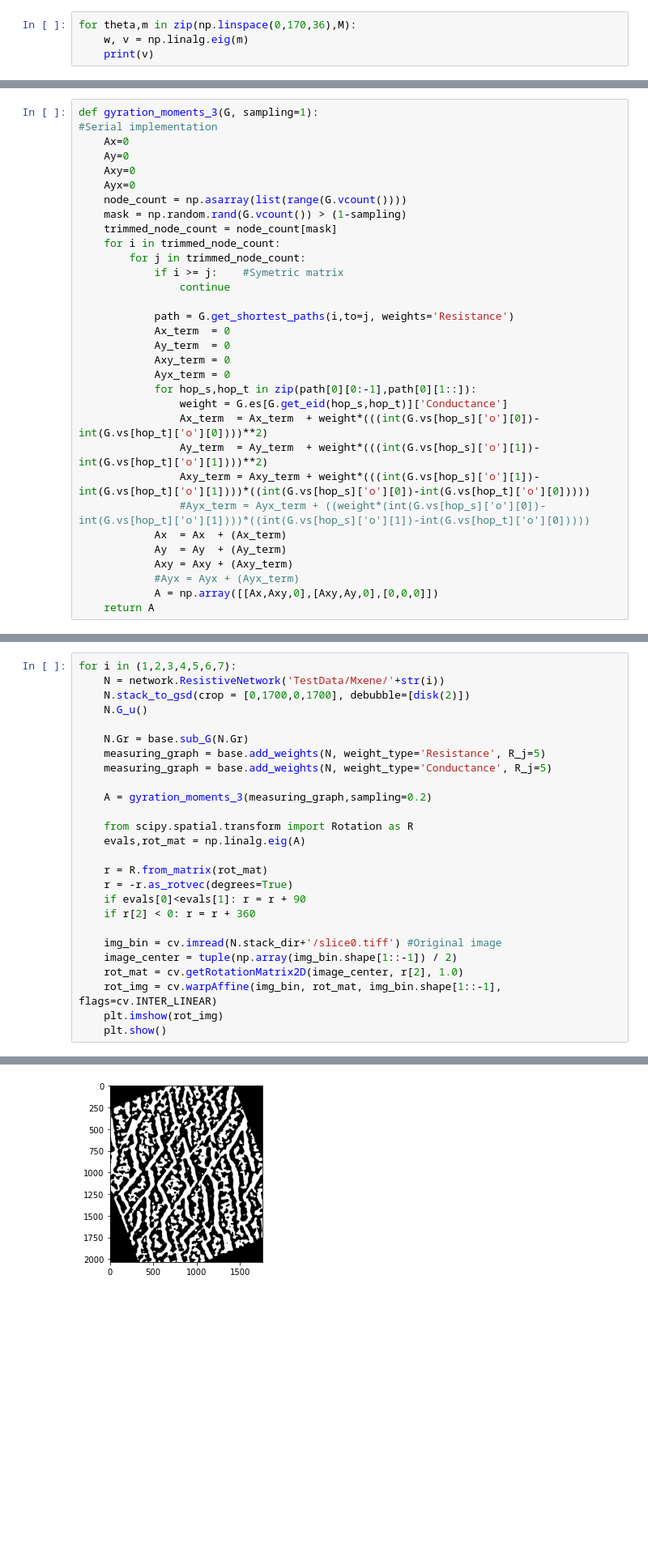
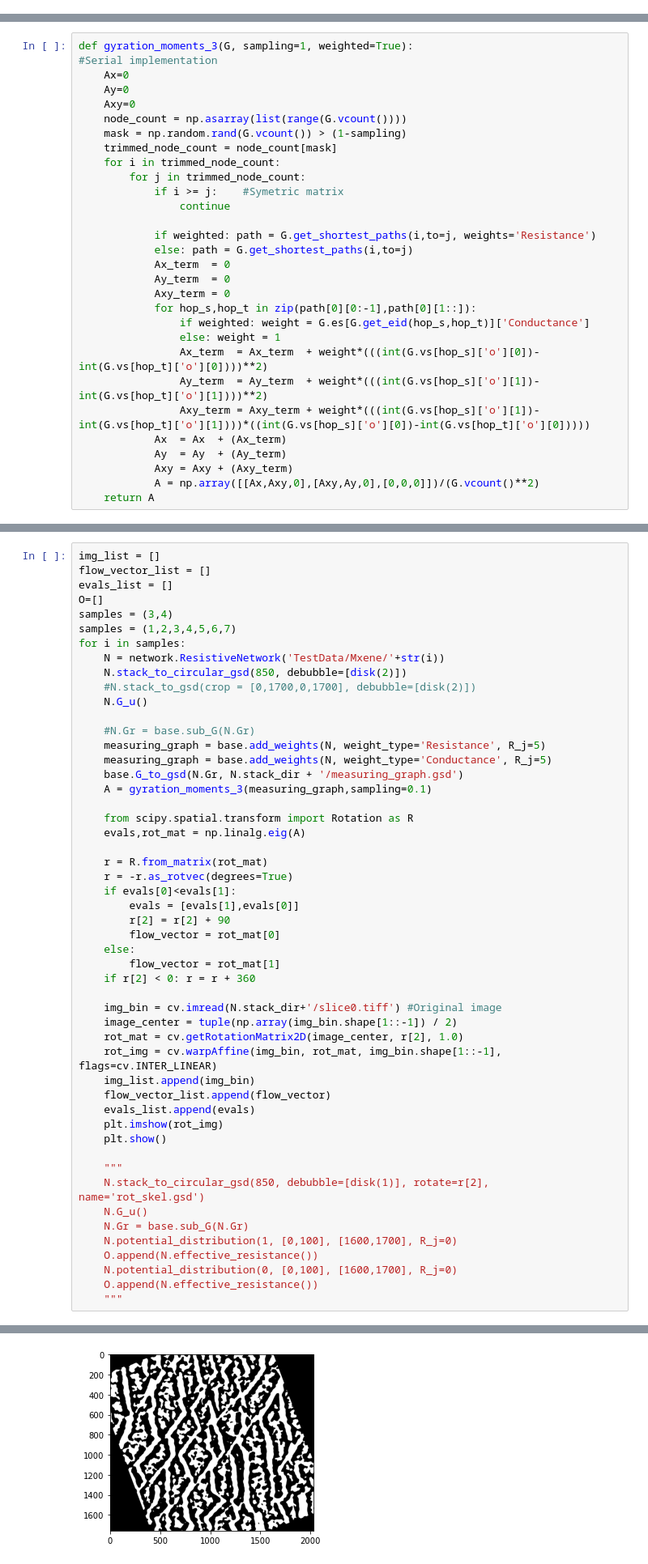
Before and after one commit to compass-stc/StructuralGT, a Jupyter notebook: StructuralGT/AnisotropyDetection.ipynb, the cells around one changed output, grey strips where cells are left out. Shown at 81% size. Drawn from its saved outputs; the diff is of its cells as text; blank space fills up the shorter version.

```diff
--- a/StructuralGT/AnisotropyDetection.ipynb
+++ b/StructuralGT/AnisotropyDetection.ipynb
@@ -206,7 +167,3 @@ plt.show()
-# %%
-for theta,m in zip(np.linspace(0,170,36),M):
-    w, v = np.linalg.eig(m)
-    print(v)
 # %% [markdown]
 # Model networks
 # %%
@@ -302,12 +257,11 @@ for snap in traj:
 # %% [markdown]
 # Experimental networks: Mxene (with diagonalisation)
 # %%
-def gyration_moments_3(G, sampling=1):
+def gyration_moments_3(G, sampling=1, weighted=True):
 #Serial implementation
     Ax=0
     Ay=0
     Axy=0
-    Ayx=0
     node_count = np.asarray(list(range(G.vcount())))
     mask = np.random.rand(G.vcount()) > (1-sampling)
     trimmed_node_count = node_count[mask]
@@ -316,22 +270,21 @@ def gyration_moments_3(G, sampling=1):
             if i >= j:    #Symetric matrix
                 continue
 
-            path = G.get_shortest_paths(i,to=j, weights='Resistance')
+            if weighted: path = G.get_shortest_paths(i,to=j, weights='Resistance')
+            else: path = G.get_shortest_paths(i,to=j)
             Ax_term  = 0
             Ay_term  = 0
             Axy_term = 0
-            Ayx_term = 0
             for hop_s,hop_t in zip(path[0][0:-1],path[0][1::]):
-                weight = G.es[G.get_eid(hop_s,hop_t)]['Conductance']
+                if weighted: weight = G.es[G.get_eid(hop_s,hop_t)]['Conductance']
+                else: weight = 1
                 Ax_term  = Ax_term  + weight*(((int(G.vs[hop_s]['o'][0])-int(G.vs[hop_t]['o'][0])))**2)
                 Ay_term  = Ay_term  + weight*(((int(G.vs[hop_s]['o'][1])-int(G.vs[hop_t]['o'][1])))**2)
                 Axy_term = Axy_term + weight*(((int(G.vs[hop_s]['o'][1])-int(G.vs[hop_t]['o'][1])))*((int(G.vs[hop_s]['o'][0])-int(G.vs[hop_t]['o'][0]))))
-                #Ayx_term = Ayx_term + ((weight*(int(G.vs[hop_s]['o'][0])-int(G.vs[hop_t]['o'][1])))*((int(G.vs[hop_s]['o'][1])-int(G.vs[hop_t]['o'][0]))))
             Ax  = Ax  + (Ax_term)
             Ay  = Ay  + (Ay_term)
             Axy = Axy + (Axy_term)
-            #Ayx = Ayx + (Ayx_term)
-            A = np.array([[Ax,Axy,0],[Axy,Ay,0],[0,0,0]])
+            A = np.array([[Ax,Axy,0],[Axy,Ay,0],[0,0,0]])/(G.vcount()**2)
     return A
 # %%
 scale=1
@@ -406,29 +345,54 @@ gsd_to_G canvas has shape  (1748, 1750)
 evals are  [2324779.54469777 1359453.55526568       0.        ]
 [360.         360.         332.96813658]
 # %%
-for i in (1,2,3,4,5,6,7):
+img_list = []
+flow_vector_list = []
+evals_list = []
+O=[]
+samples = (3,4)
+samples = (1,2,3,4,5,6,7)
+for i in samples:
     N = network.ResistiveNetwork('TestData/Mxene/'+str(i))
-    N.stack_to_gsd(crop = [0,1700,0,1700], debubble=[disk(2)])
+    N.stack_to_circular_gsd(850, debubble=[disk(2)])
+    #N.stack_to_gsd(crop = [0,1700,0,1700], debubble=[disk(2)])
     N.G_u()
 
-    N.Gr = base.sub_G(N.Gr)
+    #N.Gr = base.sub_G(N.Gr)
     measuring_graph = base.add_weights(N, weight_type='Resistance', R_j=5)
     measuring_graph = base.add_weights(N, weight_type='Conductance', R_j=5)
-
-    A = gyration_moments_3(measuring_graph,sampling=0.2)
+    base.G_to_gsd(N.Gr, N.stack_dir + '/measuring_graph.gsd')
+    A = gyration_moments_3(measuring_graph,sampling=0.1)
 
     from scipy.spatial.transform import Rotation as R
     evals,rot_mat = np.linalg.eig(A)
 
     r = R.from_matrix(rot_mat)
     r = -r.as_rotvec(degrees=True)
-    if evals[0]<evals[1]: r = r + 90
+    if evals[0]<evals[1]:
+        evals = [evals[1],evals[0]]
+        r[2] = r[2] + 90
+        flow_vector = rot_mat[0]
+    else:
+        flow_vector = rot_mat[1]
     if r[2] < 0: r = r + 360
 
     img_bin = cv.imread(N.stack_dir+'/slice0.tiff') #Original image
     image_center = tuple(np.array(img_bin.shape[1::-1]) / 2)
     rot_mat = cv.getRotationMatrix2D(image_center, r[2], 1.0)
     rot_img = cv.warpAffine(img_bin, rot_mat, img_bin.shape[1::-1], flags=cv.INTER_LINEAR)
+    img_list.append(img_bin)
+    flow_vector_list.append(flow_vector)
+    evals_list.append(evals)
     plt.imshow(rot_img)
     plt.show()
+
+    """
+    N.stack_to_circular_gsd(850, debubble=[disk(1)], rotate=r[2], name='rot_skel.gsd')
+    N.G_u()
+    N.Gr = base.sub_G(N.Gr)
+    N.potential_distribution(1, [0,100], [1600,1700], R_j=0)
+    O.append(N.effective_resistance())
+    N.potential_distribution(0, [0,100], [1600,1700], R_j=0)
+    O.append(N.effective_resistance())
+    """
 # %% [output]
@@ -452 +411 @@ post sub has  455  nodes
-[figure, old version]
+[figure, new version]
```
Also changed, not shown: parts of 30 cells of this notebook.
